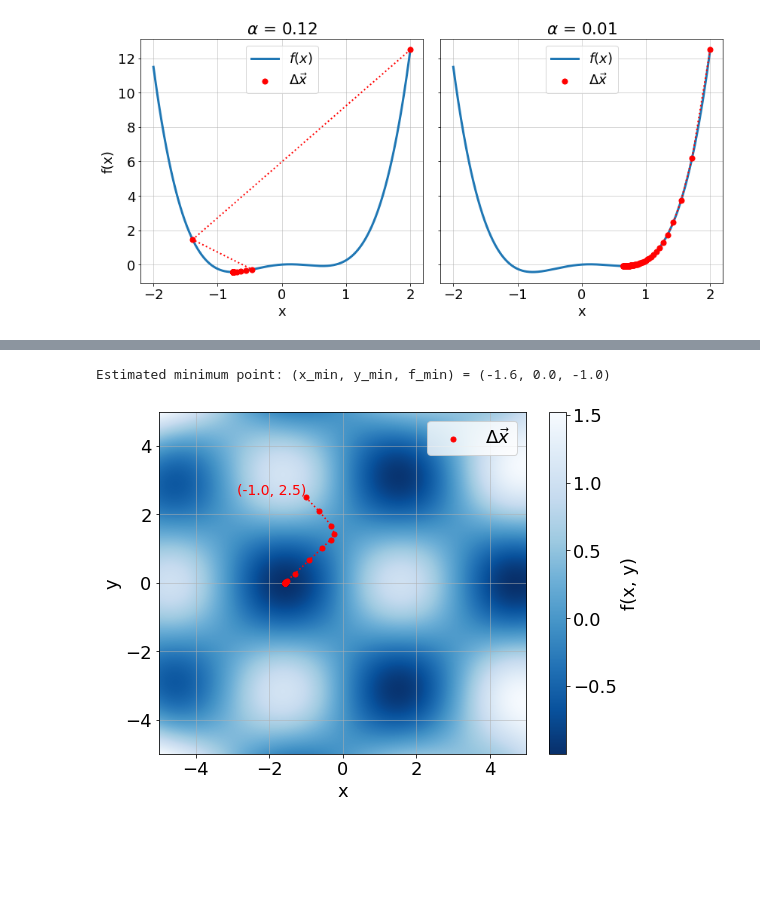
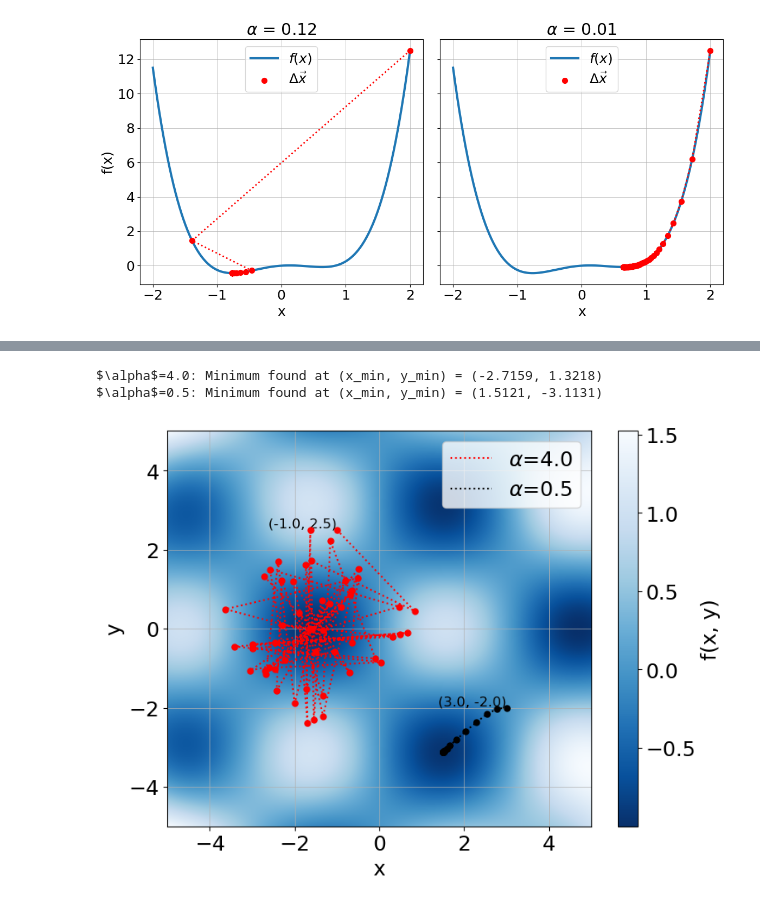
Before and after one commit to oviola222/FisComp, a Jupyter notebook: atividade1.ipynb, the cells around one changed output, grey strips where cells are left out. Drawn from its saved outputs; the diff is of its cells as text; code cells hidden in the pictures; blank space fills up the shorter version.

```diff
--- a/atividade1.ipynb
+++ b/atividade1.ipynb
@@ -204,36 +227,42 @@ steps = np.array(steps)
 # %%
+# Plot the results
 fig, ax = plt.subplots(figsize=(8, 6))
 
 cax = ax.imshow(Z,
                 extent=[x_vals.min(), x_vals.max(), y_vals.min(), y_vals.max()],
                 origin="lower",
                 cmap="Blues_r",
                 aspect="auto",
                 interpolation="bicubic")
 
-ax.plot(steps[:, 0], steps[:, 1], c='r', ls=':', lw=1.5)
-ax.scatter(steps[:, 0], steps[:, 1], c='r', marker='o', s=25, label=r'$\Delta\vec{x}$', zorder=99)
+colors = ['r', 'k']  # Define a list of colors for each trajectory
+
+for idx, (label, steps) in enumerate(steps_dict.items()):
+    color = colors[idx % len(colors)]  # Cycle through the colors if there are more trajectories than colors
+    ax.plot(steps[:, 0], steps[:, 1], ls=':', lw=1.5, label=label, color=color)
+    ax.scatter(steps[:, 0], steps[:, 1], marker='o', s=25, zorder=99, color=color)
 
 # Ininicial point
-x0, y0 = steps[0]
-ax.text(x0, y0, f"({x0:.1f}, {y0:.1f})", color="r", fontsize=14, ha="right", va="bottom")
+for label, steps in steps_dict.items():
+    x0, y0 = steps[0]
+    ax.text(x0, y0, f"({x0:.1f}, {y0:.1f})", fontsize=12, ha="right", va="bottom")
 
 # Color bar
 cbar = fig.colorbar(cax, ax=ax)
 cbar.set_label("f(x, y)")
 
 ax.set_xlabel('x')
 ax.set_ylabel('y')
 ax.legend()
 ax.grid(lw=0.5)
 
-# Exibits estimated minimum point
-x_min, y_min = steps[-1]
-f_min = f(x_min, y_min)
-print(f"Estimated minimum point: (x_min, y_min, f_min) = ({x_min:.1f}, {y_min:.1f}, {f_min:.1f})")
+for label, steps in steps_dict.items():
+    x_min, y_min = steps[-1]
+    print(f"{label}: Minimum found at (x_min, y_min) = ({x_min:.4f}, {y_min:.4f})")
 
 plt.tight_layout()
 plt.show()
 # %% [output]
-Estimated minimum point: (x_min, y_min, f_min) = (-1.6, 0.0, -1.0)
+$\alpha$=4.0: Minimum found at (x_min, y_min) = (-2.7159, 1.3218)
+$\alpha$=0.5: Minimum found at (x_min, y_min) = (1.5121, -3.1131)
-[figure, old version]
+[figure, new version]
```
Also changed, not shown: parts of 17 cells of this notebook.
